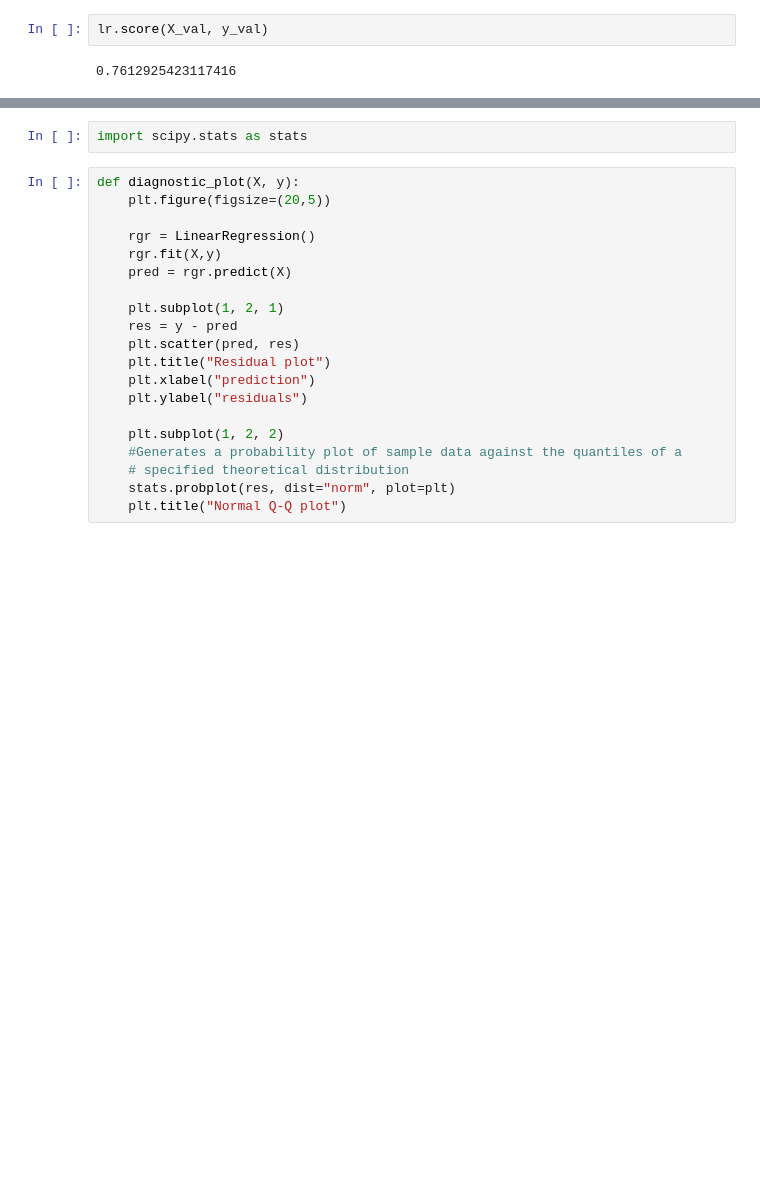
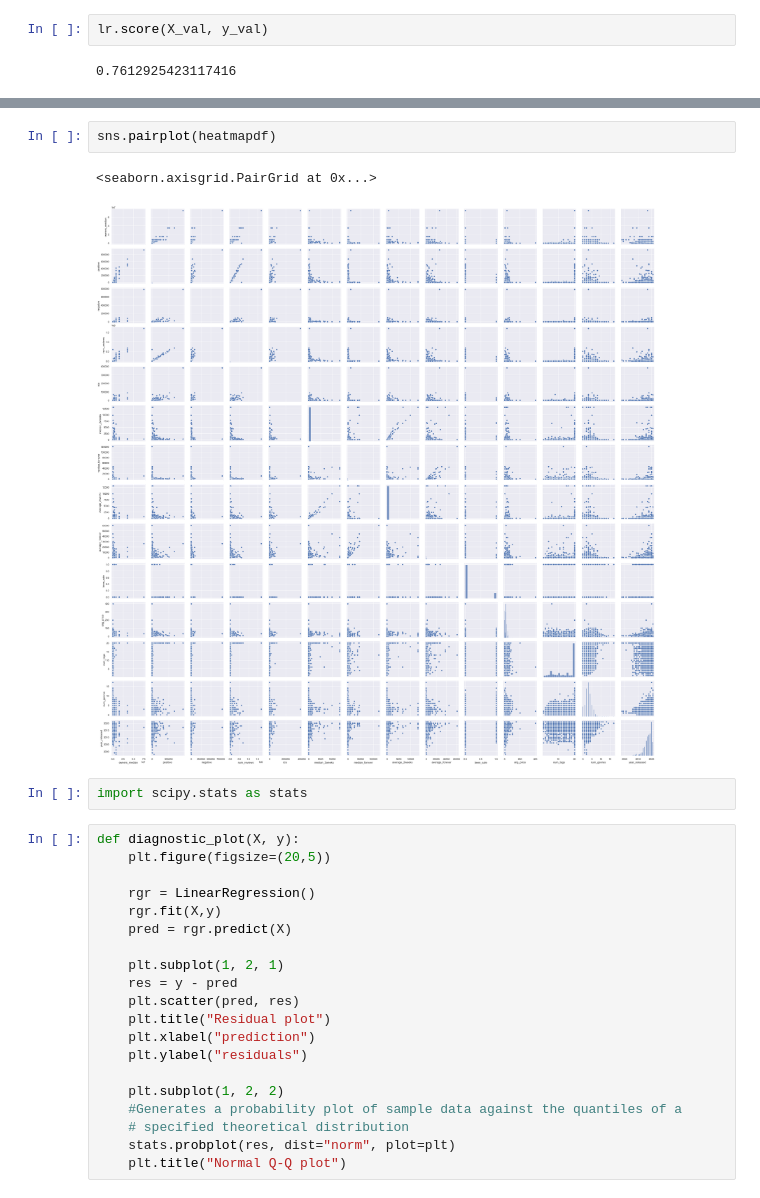
Before and after one commit to MichaelHarnett/Regression_Metis, a Jupyter notebook: steamspy_api_scraping.ipynb, the cells around one changed output, grey strips where cells are left out. Saved outputs shown, nothing was run; the diff lists cells and outputs as text; blank space fills up the shorter version.

```diff
--- a/steamspy_api_scraping.ipynb
+++ b/steamspy_api_scraping.ipynb
@@ -261,3 +264,8 @@ sns.heatmap(heatmapdf.corr(), cmap="seismic_r", annot=True, vmin=-1, vmax=1, mas
+# %%
+sns.pairplot(heatmapdf)
+# %% [output]
+<seaborn.axisgrid.PairGrid at 0x...>
+[figure, added]
 # %%
 import scipy.stats as stats
 # %%
```
Also changed, not shown: parts of 36 cells of this notebook, 4 other files.
